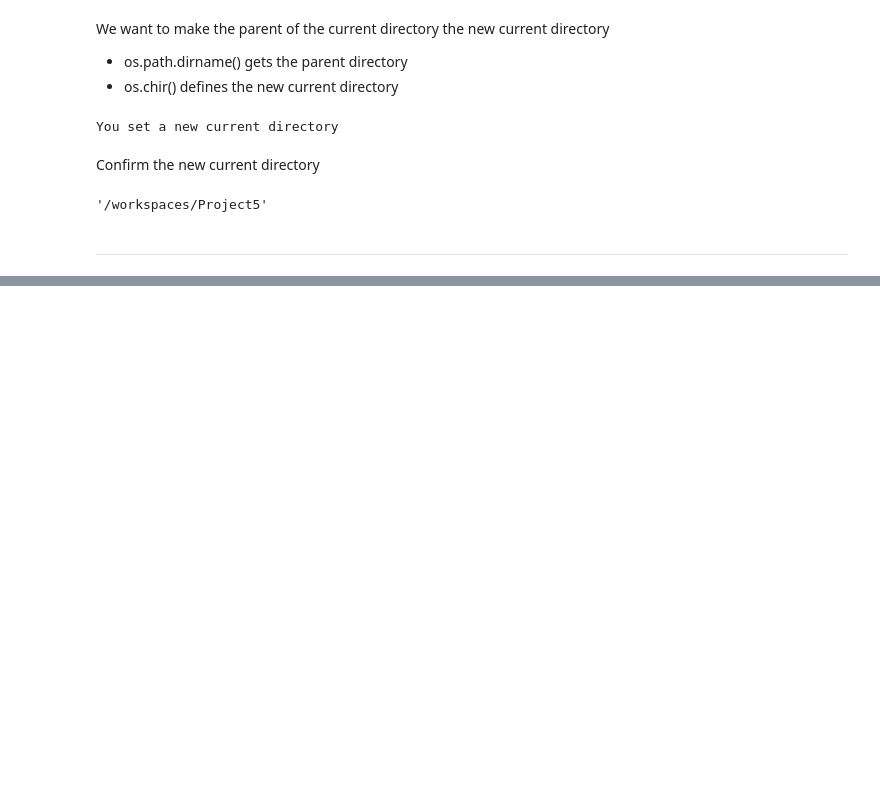
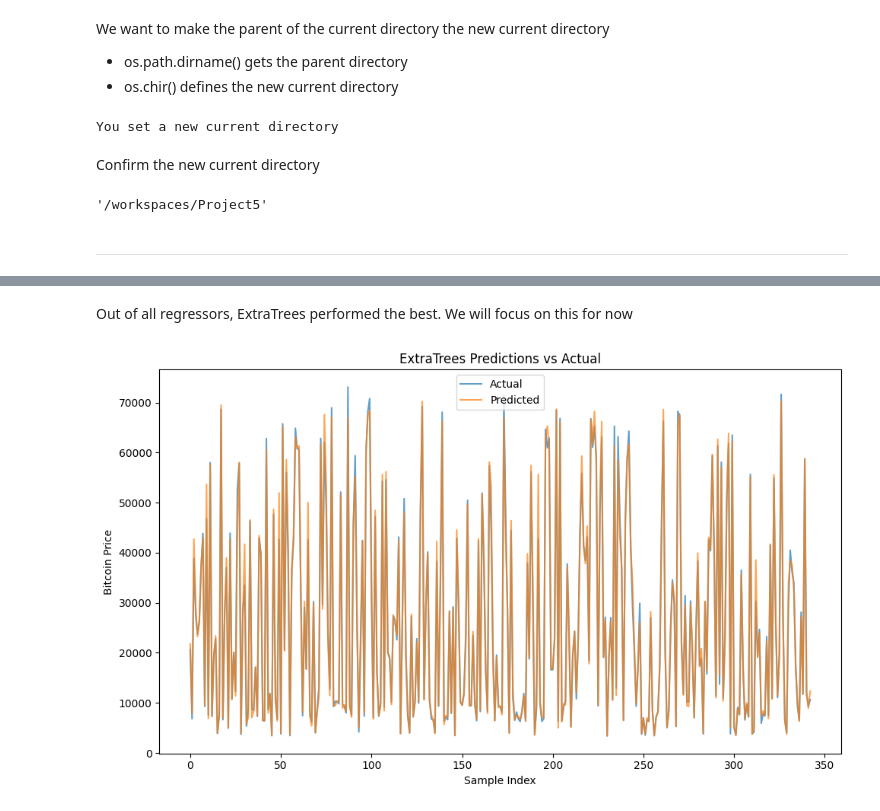
Before and after one commit to Mickyreegs/Project5, a Jupyter notebook: jupyter_notebooks/Modeling_And_Evaluation.ipynb, the cells around one changed output, grey strips where cells are left out. Cells and saved outputs as stored; diff of their text form; code cells hidden in the pictures; blank space fills up the shorter version.

Commit message:
Add df_cleaned to Data Analysis notebook and enhance modelling function and visualisation

```diff
--- a/jupyter_notebooks/Modeling_And_Evaluation.ipynb
+++ b/jupyter_notebooks/Modeling_And_Evaluation.ipynb
@@ -99,0 +106,20 @@ def compare_models(features_train, target_train, features_test, target_test):
+# %%
+import pandas as pd
+
+features_train = pd.read_csv("outputs/datasets/train_test_initial/features_train.csv")
+features_test = pd.read_csv("outputs/datasets/train_test_initial/features_test.csv")
+target_train = pd.read_csv("outputs/datasets/train_test_initial/target_train.csv").squeeze()
+target_test = pd.read_csv("outputs/datasets/train_test_initial/target_test.csv").squeeze()
+
+# Extract date features
+features_train["Year"] = pd.to_datetime(features_train["Date"]).dt.year
+features_train["Month"] = pd.to_datetime(features_train["Date"]).dt.month
+features_train["Day"] = pd.to_datetime(features_train["Date"]).dt.day
+
+features_test["Year"] = pd.to_datetime(features_test["Date"]).dt.year
+features_test["Month"] = pd.to_datetime(features_test["Date"]).dt.month
+features_test["Day"] = pd.to_datetime(features_test["Date"]).dt.day
+
+# Drop original Date column
+features_train = features_train.drop(columns=["Date"])
+features_test = features_test.drop(columns=["Date"])
@@ -99,0 +162,35 @@ def compare_models(features_train, target_train, features_test, target_test):
+# %% [markdown]
+Out of all regressors, ExtraTrees performed the best.  We will focus on this for now
+# %%
+import pandas as pd
+import matplotlib.pyplot as plt
+from sklearn.ensemble import ExtraTreesRegressor
+from sklearn.pipeline import Pipeline
+from sklearn.preprocessing import StandardScaler
+from sklearn.feature_selection import SelectFromModel
+
+model_for_selection = ExtraTreesRegressor(random_state=101)
+model_for_selection.fit(features_train, target_train)
+
+selector = SelectFromModel(estimator=model_for_selection, prefit=True)
+
+pipeline = Pipeline([
+    ("scaler", StandardScaler()),
+    ("feat_selection", selector),
+    ("model", ExtraTreesRegressor(random_state=101))
+])
+
+pipeline.fit(features_train, target_train)
+predictions = pipeline.predict(features_test)
+
+plt.figure(figsize=(10, 6))
+plt.plot(target_test.reset_index(drop=True), label="Actual", alpha=0.7)
+plt.plot(pd.Series(predictions), label="Predicted", alpha=0.7)
+plt.title("ExtraTrees Predictions vs Actual")
+plt.xlabel("Sample Index")
+plt.ylabel("Bitcoin Price")
+plt.legend()
+plt.tight_layout()
+plt.show()
+# %% [output]
+[figure, added]
```
Also changed, not shown: parts of 5 cells of this notebook, 3 other files.
